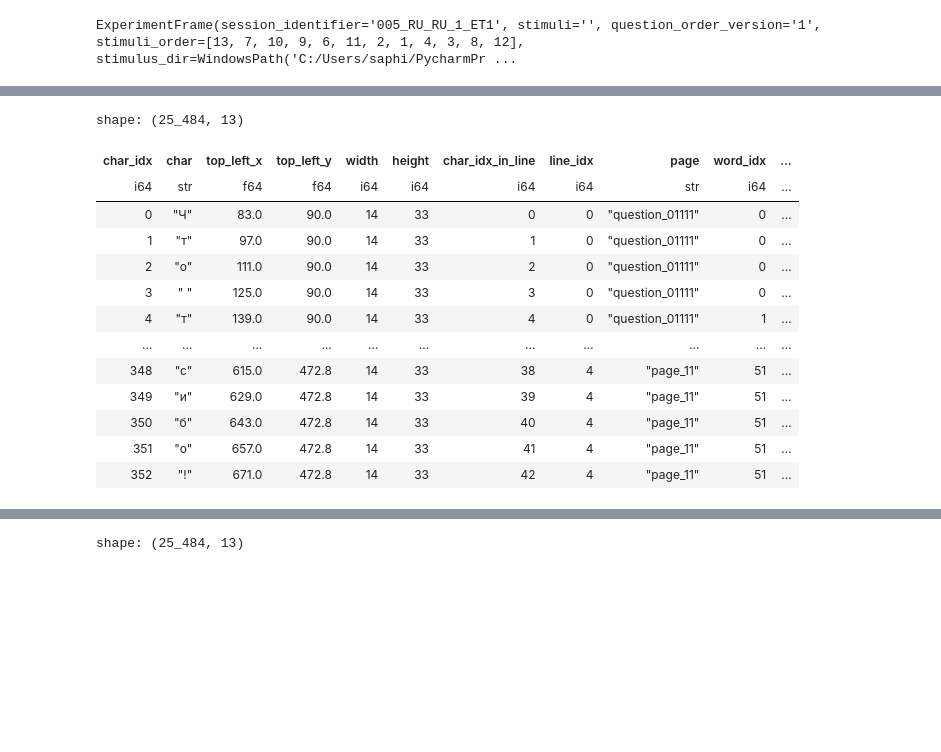
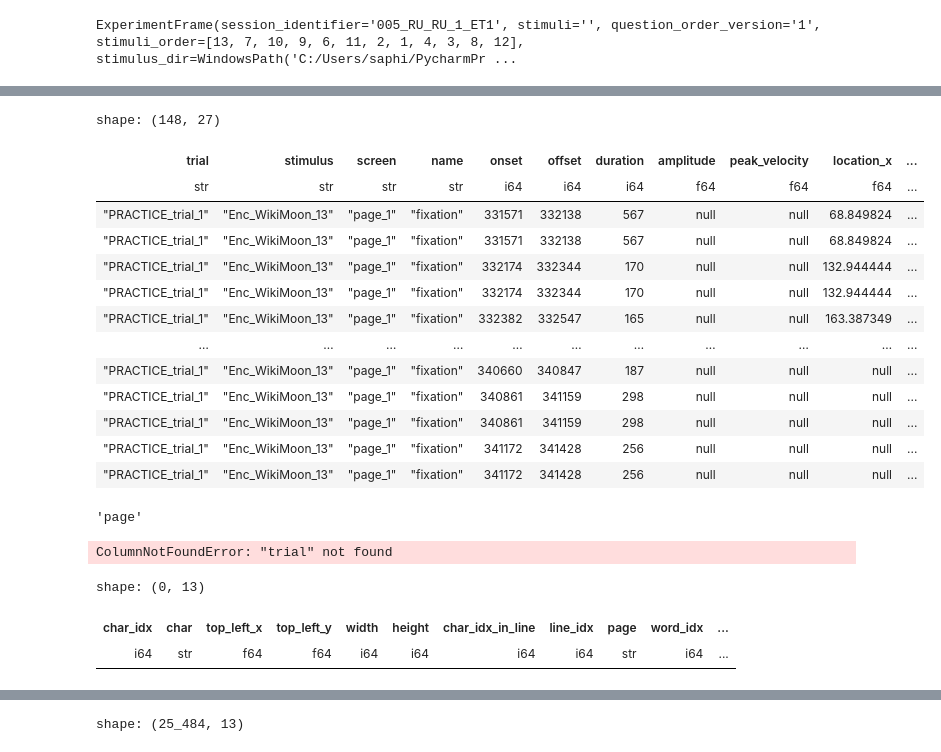
Before and after one commit to MultiplEYE-COST/multipleye-preprocessing, a Jupyter notebook: quality-report/multipleye_pEYEpline.ipynb, the cells around one changed output, grey strips where cells are left out. Cells and saved outputs as stored; diff of their text form; code cells hidden in the pictures; blank space fills up the shorter version.

```diff
--- a/quality-report/multipleye_pEYEpline.ipynb
+++ b/quality-report/multipleye_pEYEpline.ipynb
@@ -80,17 +136,36 @@ StopIteration:
+# %%
+gaze.events.frame
+# %% [output]
+shape: (148, 27)
+| trial | stimulus | screen | name | onset | offset | duration | amplitude | peak_velocity | location_x | ... |
+| str | str | str | str | i64 | i64 | i64 | f64 | f64 | f64 | ... |
+| "PRACTICE_trial_1" | "Enc_WikiMoon_13" | "page_1" | "fixation" | 331571 | 332138 | 567 | null | null | 68.849824 | ... |
+| "PRACTICE_trial_1" | "Enc_WikiMoon_13" | "page_1" | "fixation" | 331571 | 332138 | 567 | null | null | 68.849824 | ... |
+| "PRACTICE_trial_1" | "Enc_WikiMoon_13" | "page_1" | "fixation" | 332174 | 332344 | 170 | null | null | 132.944444 | ... |
+| "PRACTICE_trial_1" | "Enc_WikiMoon_13" | "page_1" | "fixation" | 332174 | 332344 | 170 | null | null | 132.944444 | ... |
+| "PRACTICE_trial_1" | "Enc_WikiMoon_13" | "page_1" | "fixation" | 332382 | 332547 | 165 | null | null | 163.387349 | ... |
+| … | … | … | … | … | … | … | … | … | … | ... |
+| "PRACTICE_trial_1" | "Enc_WikiMoon_13" | "page_1" | "fixation" | 340660 | 340847 | 187 | null | null | null | ... |
+| "PRACTICE_trial_1" | "Enc_WikiMoon_13" | "page_1" | "fixation" | 340861 | 341159 | 298 | null | null | null | ... |
+| "PRACTICE_trial_1" | "Enc_WikiMoon_13" | "page_1" | "fixation" | 340861 | 341159 | 298 | null | null | null | ... |
+| "PRACTICE_trial_1" | "Enc_WikiMoon_13" | "page_1" | "fixation" | 341172 | 341428 | 256 | null | null | null | ... |
+| "PRACTICE_trial_1" | "Enc_WikiMoon_13" | "page_1" | "fixation" | 341172 | 341428 | 256 | null | null | null | ... |
 # %%
-multipleye.sessions["005_RU_RU_1_ET1"]["session_stimuli"][0].text_stimulus.aois
+test_text = multipleye.sessions["005_RU_RU_1_ET1"]["session_stimuli"][10].text_stimulus
+
+#multipleye.sessions["005_RU_RU_1_ET1"]["session_stimuli"][10].questions
+test_text.page_column
 # %% [output]
-shape: (25_484, 13)
+'page'
-| char_idx | char | top_left_x | top_left_y | width | height | char_idx_in_line | line_idx | page | word_idx | ... |
-| i64 | str | f64 | f64 | i64 | i64 | i64 | i64 | str | i64 | ... |
-| 0 | "Ч" | 83.0 | 90.0 | 14 | 33 | 0 | 0 | "question_01111" | 0 | ... |
-| 1 | "т" | 97.0 | 90.0 | 14 | 33 | 1 | 0 | "question_01111" | 0 | ... |
-| 2 | "о" | 111.0 | 90.0 | 14 | 33 | 2 | 0 | "question_01111" | 0 | ... |
-| 3 | " " | 125.0 | 90.0 | 14 | 33 | 3 | 0 | "question_01111" | 0 | ... |
-| 4 | "т" | 139.0 | 90.0 | 14 | 33 | 4 | 0 | "question_01111" | 1 | ... |
-| … | … | … | … | … | … | … | … | … | … | ... |
-| 348 | "с" | 615.0 | 472.8 | 14 | 33 | 38 | 4 | "page_11" | 51 | ... |
-| 349 | "и" | 629.0 | 472.8 | 14 | 33 | 39 | 4 | "page_11" | 51 | ... |
-| 350 | "б" | 643.0 | 472.8 | 14 | 33 | 40 | 4 | "page_11" | 51 | ... |
-| 351 | "о" | 657.0 | 472.8 | 14 | 33 | 41 | 4 | "page_11" | 51 | ... |
-| 352 | "!" | 671.0 | 472.8 | 14 | 33 | 42 | 4 | "page_11" | 51 | ... |
+# %%
+
+test_text.aois= test_text.aois.filter(pl.col("page") == "page_1")
+test_text.split(gaze.trial_columns)
+# %% [output]
+ColumnNotFoundError: "trial" not found
+# %%
+test_text.aois
+# %% [output]
+shape: (0, 13)
+| char_idx | char | top_left_x | top_left_y | width | height | char_idx_in_line | line_idx | page | word_idx | ... |
+| i64 | str | f64 | f64 | i64 | i64 | i64 | i64 | str | i64 | ... |
```
Also changed, not shown: parts of 14 cells of this notebook, 3 other files.
